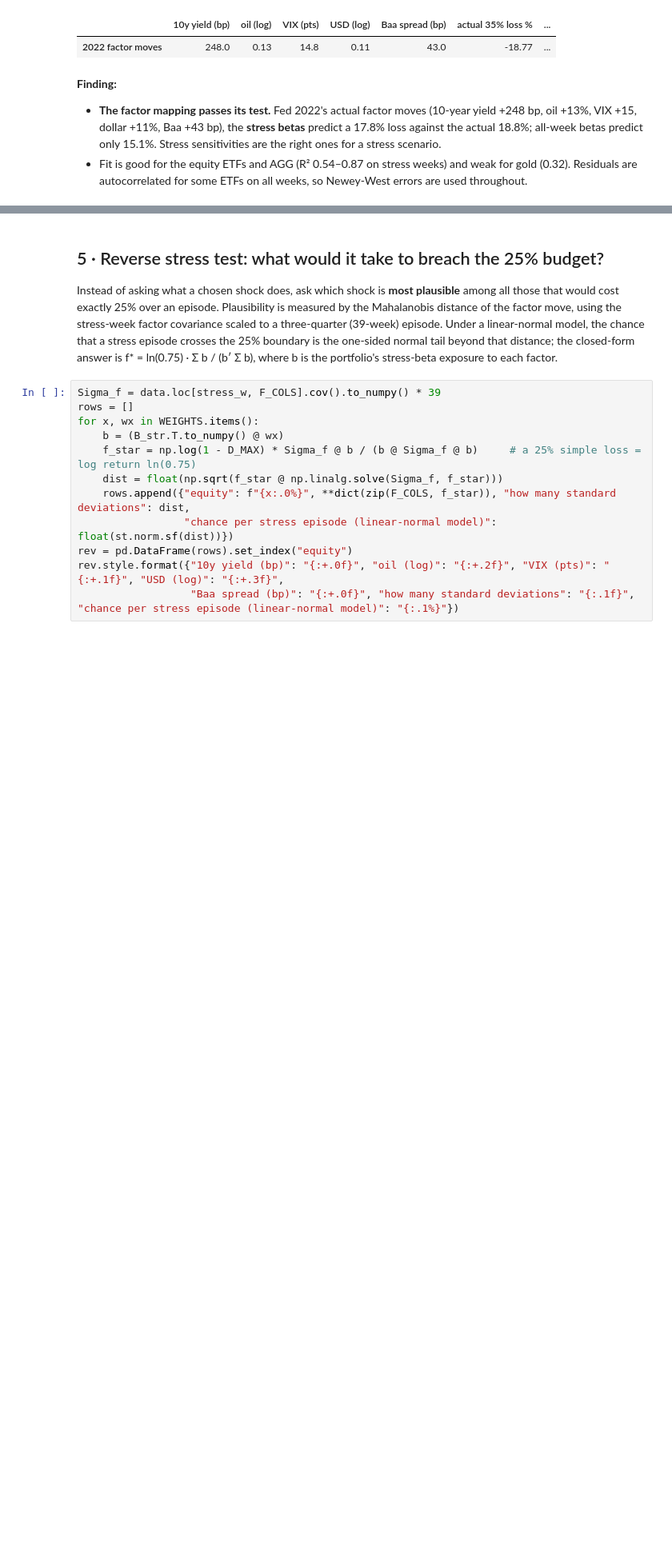
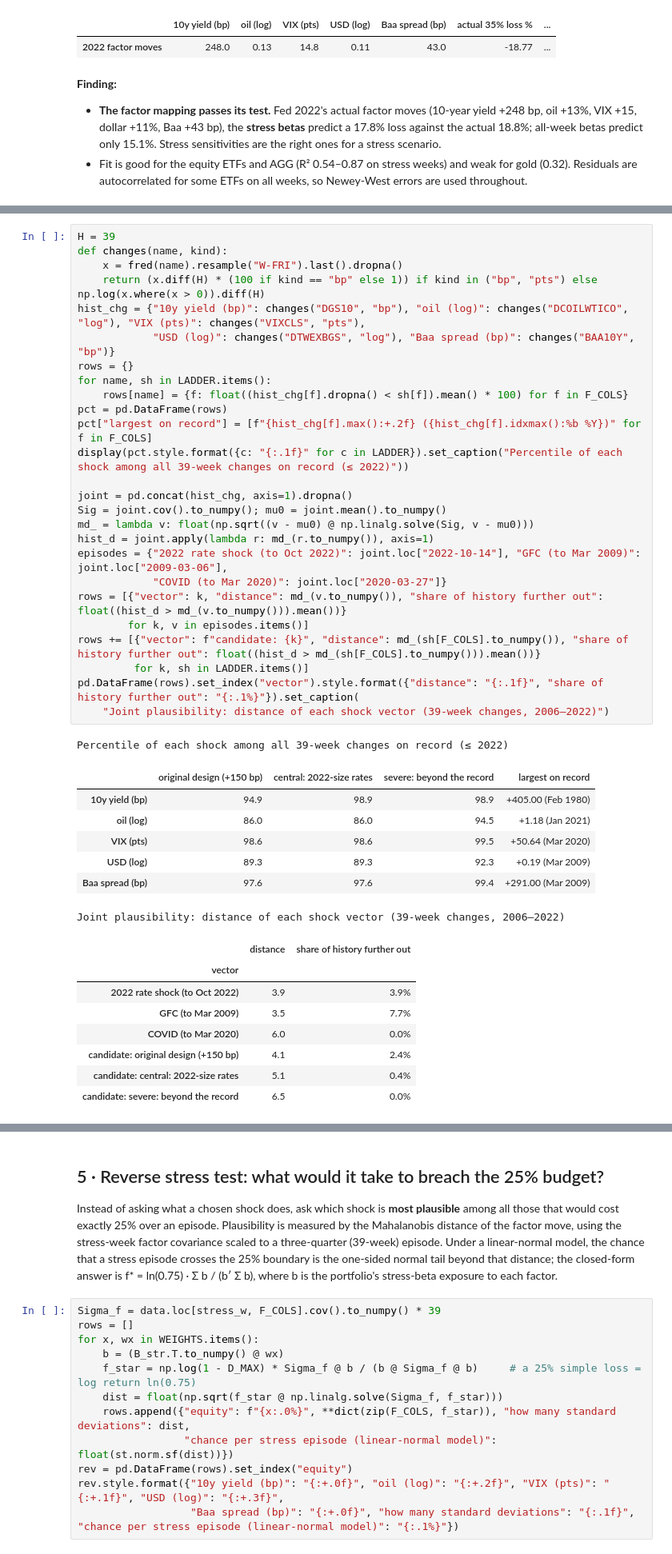
Before and after one commit to Pasidu-Mihiranga/QuantEdge, a Jupyter notebook: notebooks/05_stress_regimes.ipynb, the cells around one changed output, grey strips where cells are left out. Shown at 80% size. Drawn from its saved outputs; the diff is of its cells as text; blank space fills up the shorter version.

```diff
--- a/notebooks/05_stress_regimes.ipynb
+++ b/notebooks/05_stress_regimes.ipynb
@@ -303,0 +311,43 @@ Severity ladder: episode loss % with stress betas and a liquidity day (budget 25
+# %%
+H = 39
+def changes(name, kind):
+    x = fred(name).resample("W-FRI").last().dropna()
+    return (x.diff(H) * (100 if kind == "bp" else 1)) if kind in ("bp", "pts") else np.log(x.where(x > 0)).diff(H)
+hist_chg = {"10y yield (bp)": changes("DGS10", "bp"), "oil (log)": changes("DCOILWTICO", "log"), "VIX (pts)": changes("VIXCLS", "pts"),
+            "USD (log)": changes("DTWEXBGS", "log"), "Baa spread (bp)": changes("BAA10Y", "bp")}
+rows = {}
+for name, sh in LADDER.items():
+    rows[name] = {f: float((hist_chg[f].dropna() < sh[f]).mean() * 100) for f in F_COLS}
+pct = pd.DataFrame(rows)
+pct["largest on record"] = [f"{hist_chg[f].max():+.2f} ({hist_chg[f].idxmax():%b %Y})" for f in F_COLS]
+display(pct.style.format({c: "{:.1f}" for c in LADDER}).set_caption("Percentile of each shock among all 39-week changes on record (≤ 2022)"))
+
+joint = pd.concat(hist_chg, axis=1).dropna()
+Sig = joint.cov().to_numpy(); mu0 = joint.mean().to_numpy()
+md_ = lambda v: float(np.sqrt((v - mu0) @ np.linalg.solve(Sig, v - mu0)))
+hist_d = joint.apply(lambda r: md_(r.to_numpy()), axis=1)
+episodes = {"2022 rate shock (to Oct 2022)": joint.loc["2022-10-14"], "GFC (to Mar 2009)": joint.loc["2009-03-06"],
+            "COVID (to Mar 2020)": joint.loc["2020-03-27"]}
+rows = [{"vector": k, "distance": md_(v.to_numpy()), "share of history further out": float((hist_d > md_(v.to_numpy())).mean())}
+        for k, v in episodes.items()]
+rows += [{"vector": f"candidate: {k}", "distance": md_(sh[F_COLS].to_numpy()), "share of history further out": float((hist_d > md_(sh[F_COLS].to_numpy())).mean())}
+         for k, sh in LADDER.items()]
+pd.DataFrame(rows).set_index("vector").style.format({"distance": "{:.1f}", "share of history further out": "{:.1%}"}).set_caption(
+    "Joint plausibility: distance of each shock vector (39-week changes, 2006–2022)")
+# %% [output]
+Percentile of each shock among all 39-week changes on record (≤ 2022)
+|  | original design (+150 bp) | central: 2022-size rates | severe: beyond the record | largest on record |
+| 10y yield (bp) | 94.9 | 98.9 | 98.9 | +405.00 (Feb 1980) |
+| oil (log) | 86.0 | 86.0 | 94.5 | +1.18 (Jan 2021) |
+| VIX (pts) | 98.6 | 98.6 | 99.5 | +50.64 (Mar 2020) |
+| USD (log) | 89.3 | 89.3 | 92.3 | +0.19 (Mar 2009) |
+| Baa spread (bp) | 97.6 | 97.6 | 99.4 | +291.00 (Mar 2009) |
+Joint plausibility: distance of each shock vector (39-week changes, 2006–2022)
+|  | distance | share of history further out |
+| vector |  |  |
+| 2022 rate shock (to Oct 2022) | 3.9 | 3.9% |
+| GFC (to Mar 2009) | 3.5 | 7.7% |
+| COVID (to Mar 2020) | 6.0 | 0.0% |
+| candidate: original design (+150 bp) | 4.1 | 2.4% |
+| candidate: central: 2022-size rates | 5.1 | 0.4% |
+| candidate: severe: beyond the record | 6.5 | 0.0% |
```
Also changed, not shown: parts of 16 cells of this notebook, 5 other files.
